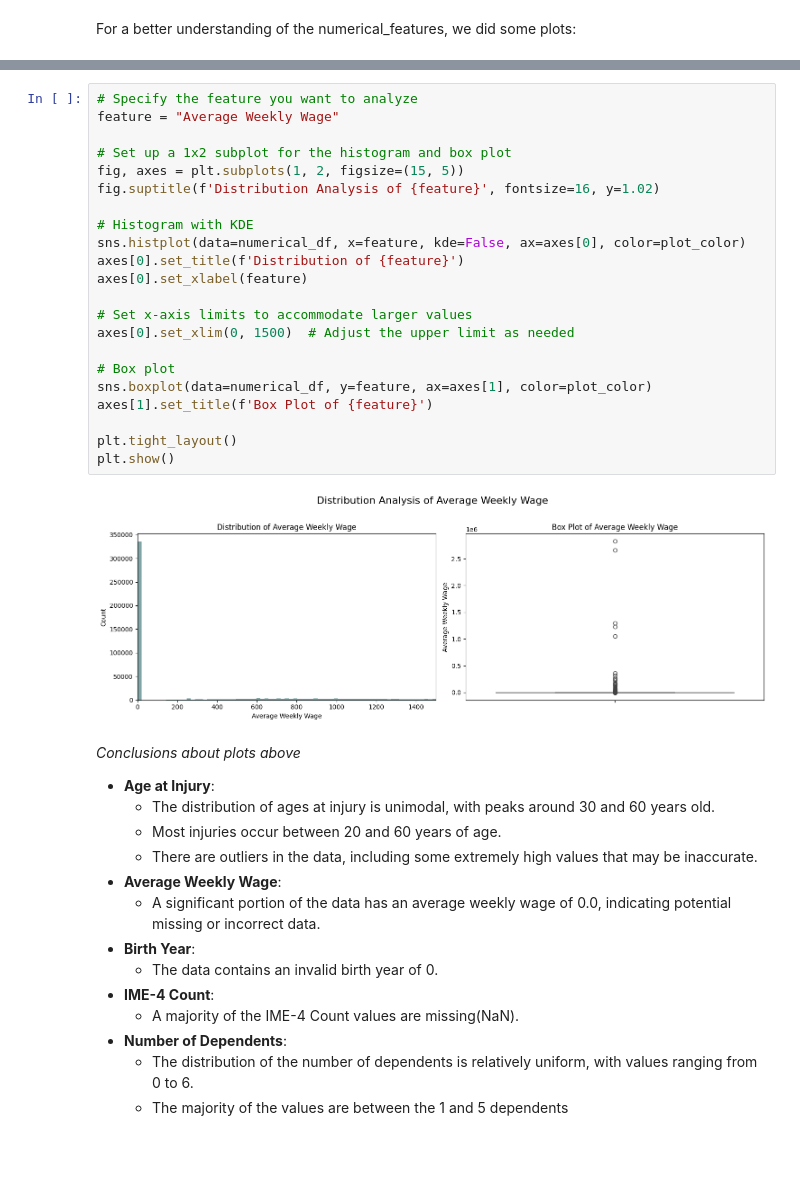
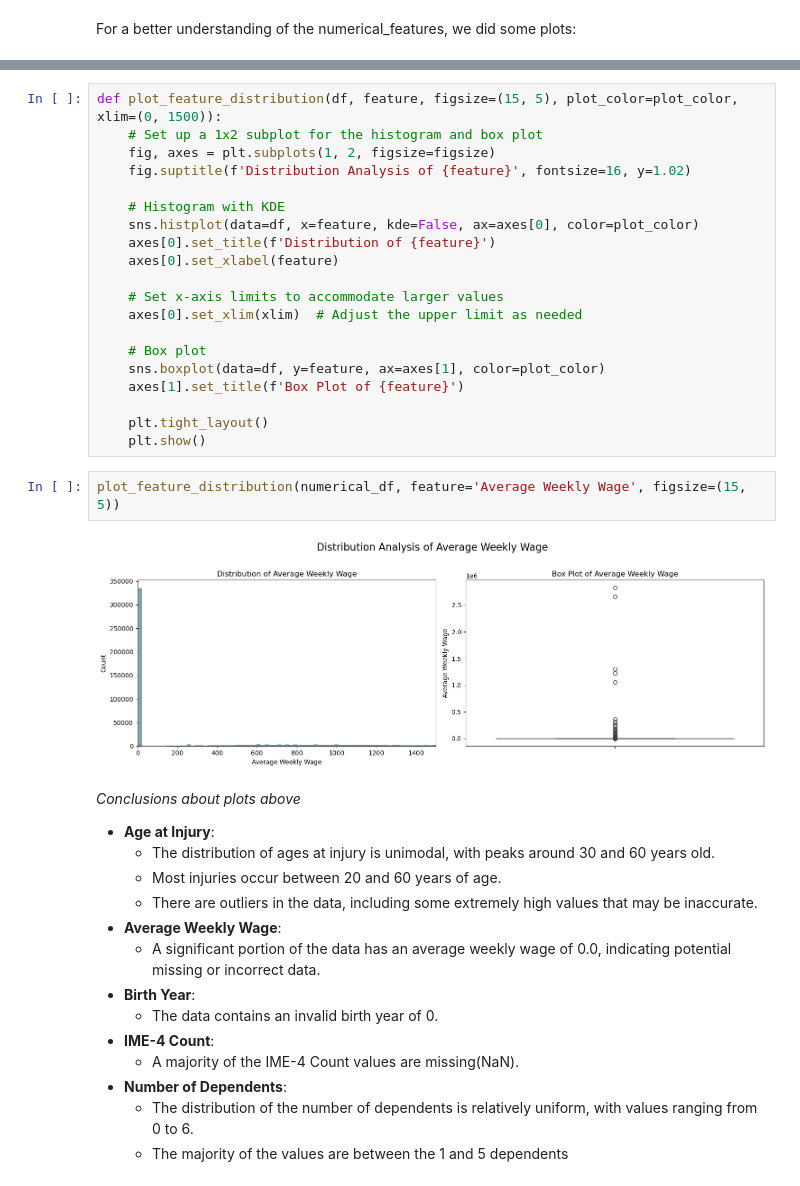
Before and after one commit to Gomsofi06/Machine_Learning_NOVAIMS, a Jupyter notebook: 01_Initial_EDA.ipynb, the cells around one changed output, grey strips where cells are left out. Saved outputs shown, nothing was run; the diff lists cells and outputs as text; blank space fills up the shorter version.

```diff
--- a/01_Initial_EDA.ipynb
+++ b/01_Initial_EDA.ipynb
@@ -543,27 +622,27 @@ plt.show()
 # %%
-# Specify the feature you want to analyze
-feature = "Average Weekly Wage"
+def plot_feature_distribution(df, feature, figsize=(15, 5), plot_color=plot_color, xlim=(0, 1500)):
+    # Set up a 1x2 subplot for the histogram and box plot
+    fig, axes = plt.subplots(1, 2, figsize=figsize)
+    fig.suptitle(f'Distribution Analysis of {feature}', fontsize=16, y=1.02)
 
-# Set up a 1x2 subplot for the histogram and box plot
-fig, axes = plt.subplots(1, 2, figsize=(15, 5))
-fig.suptitle(f'Distribution Analysis of {feature}', fontsize=16, y=1.02)
+    # Histogram with KDE
+    sns.histplot(data=df, x=feature, kde=False, ax=axes[0], color=plot_color)
+    axes[0].set_title(f'Distribution of {feature}')
+    axes[0].set_xlabel(feature)
 
-# Histogram with KDE
-sns.histplot(data=numerical_df, x=feature, kde=False, ax=axes[0], color=plot_color)
-axes[0].set_title(f'Distribution of {feature}')
-axes[0].set_xlabel(feature)
+    # Set x-axis limits to accommodate larger values
+    axes[0].set_xlim(xlim)  # Adjust the upper limit as needed
 
-# Set x-axis limits to accommodate larger values
-axes[0].set_xlim(0, 1500)  # Adjust the upper limit as needed
+    # Box plot
+    sns.boxplot(data=df, y=feature, ax=axes[1], color=plot_color)
+    axes[1].set_title(f'Box Plot of {feature}')
 
-# Box plot
-sns.boxplot(data=numerical_df, y=feature, ax=axes[1], color=plot_color)
-axes[1].set_title(f'Box Plot of {feature}')
-
-plt.tight_layout()
-plt.show()
+    plt.tight_layout()
+    plt.show()
-# %% [output]
-[figure, removed]
+# %%
+plot_feature_distribution(numerical_df, feature='Average Weekly Wage', figsize=(15, 5))
+# %% [output]
+[figure, added]
 # %% [markdown]
 *Conclusions about plots above*
 
```
Also changed, not shown: parts of 25 cells of this notebook, 2 other files.
